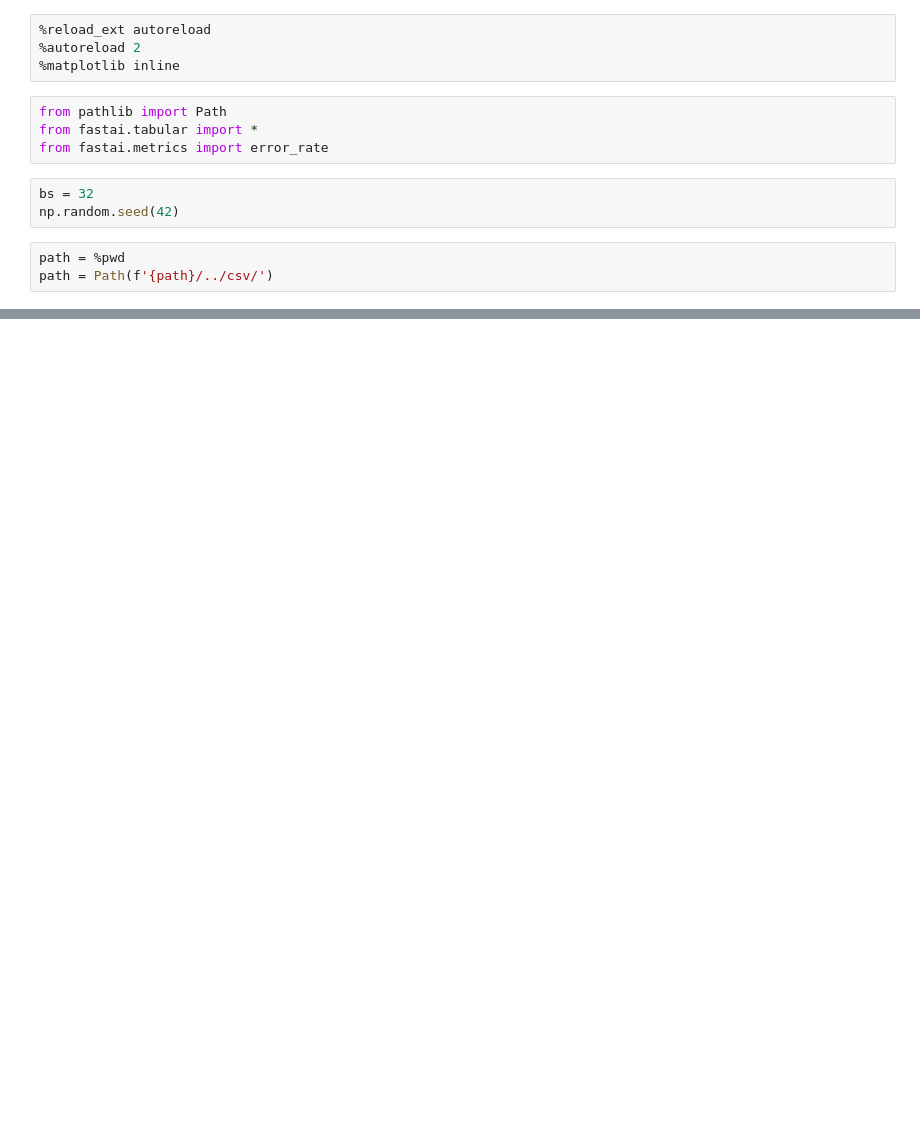
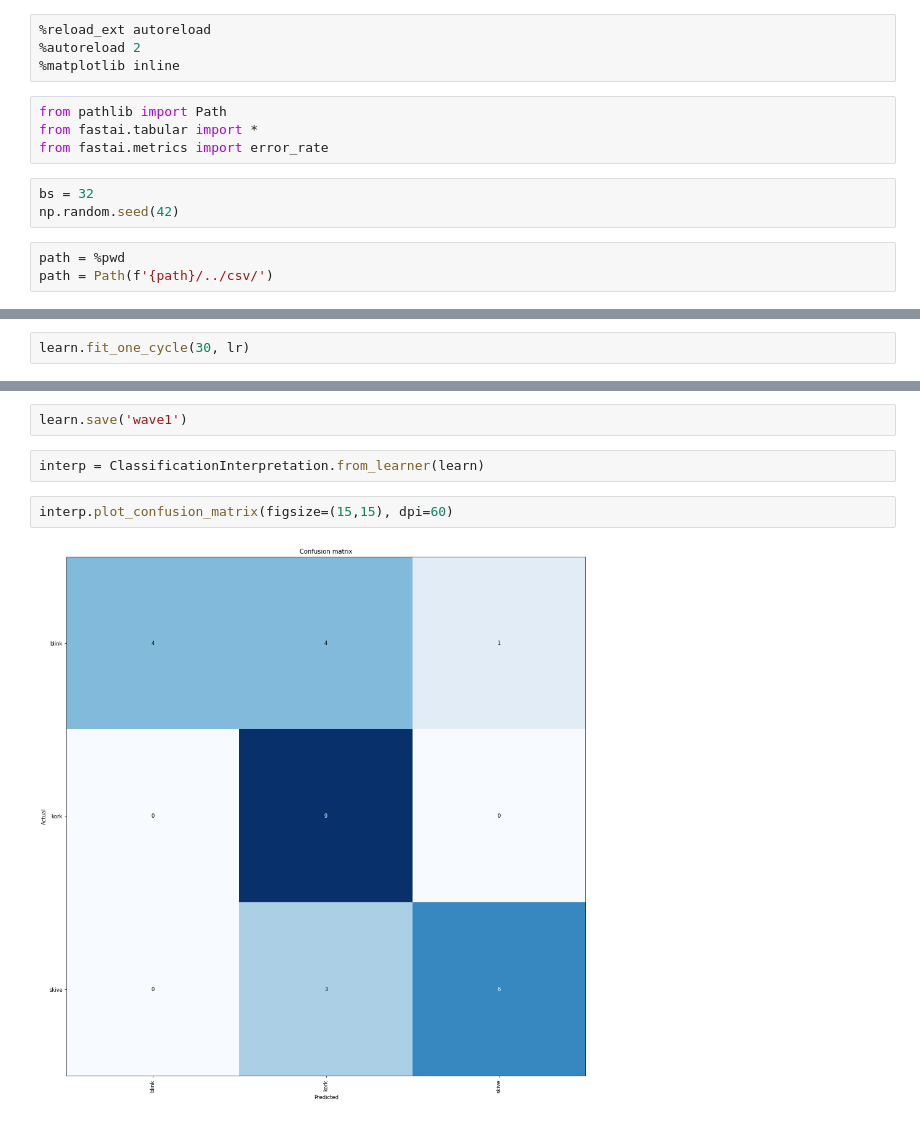
Before and after one commit to skaliy/audio_classification, a Jupyter notebook: nbs/waveform_classification.ipynb, the cells around one changed output, grey strips where cells are left out. Drawn from its saved outputs; the diff is of its cells as text; blank space fills up the shorter version.

```diff
--- a/nbs/waveform_classification.ipynb
+++ b/nbs/waveform_classification.ipynb
@@ -26,0 +67,2 @@ df.head()
+# %%
+learn.fit_one_cycle(30, lr)
@@ -26,0 +87,8 @@ df.head()
+# %%
+learn.save('wave1')
+# %%
+interp = ClassificationInterpretation.from_learner(learn)
+# %%
+interp.plot_confusion_matrix(figsize=(15,15), dpi=60)
+# %% [output]
+[figure, added]
```
Also changed, not shown: parts of 12 cells of this notebook, 2 other files.
